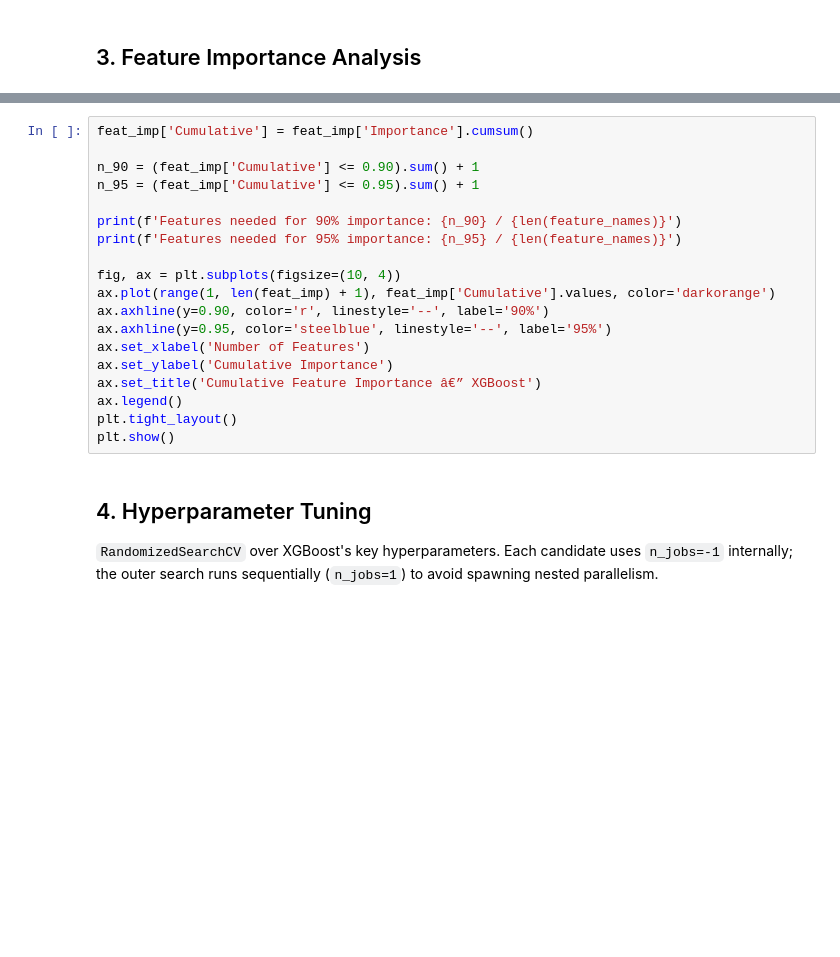
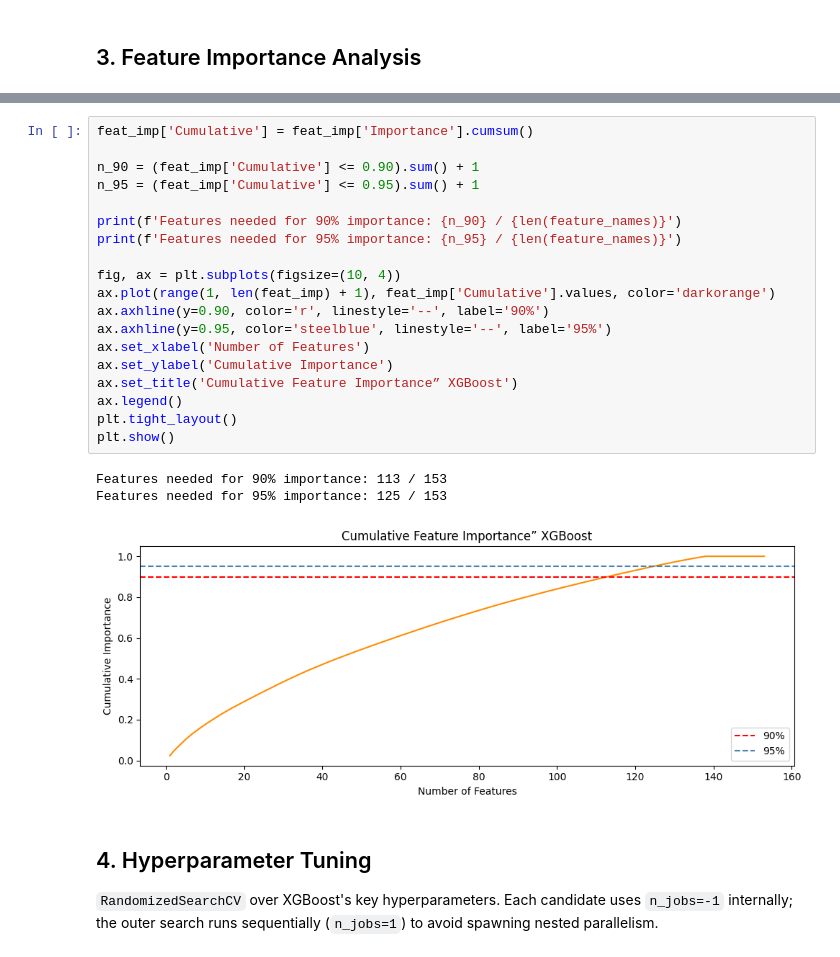
Before and after one commit to SU-IST707-SP26/group-project-bas-team, a Jupyter notebook: work/11-xgboost.ipynb, the cells around one changed output, grey strips where cells are left out. Saved outputs shown, nothing was run; the diff lists cells and outputs as text; blank space fills up the shorter version.

```diff
--- a/work/11-xgboost.ipynb
+++ b/work/11-xgboost.ipynb
@@ -151,22 +193,26 @@ plt.show()
 # %%
 feat_imp['Cumulative'] = feat_imp['Importance'].cumsum()
 
 n_90 = (feat_imp['Cumulative'] <= 0.90).sum() + 1
 n_95 = (feat_imp['Cumulative'] <= 0.95).sum() + 1
 
 print(f'Features needed for 90% importance: {n_90} / {len(feature_names)}')
 print(f'Features needed for 95% importance: {n_95} / {len(feature_names)}')
 
 fig, ax = plt.subplots(figsize=(10, 4))
 ax.plot(range(1, len(feat_imp) + 1), feat_imp['Cumulative'].values, color='darkorange')
 ax.axhline(y=0.90, color='r', linestyle='--', label='90%')
 ax.axhline(y=0.95, color='steelblue', linestyle='--', label='95%')
 ax.set_xlabel('Number of Features')
 ax.set_ylabel('Cumulative Importance')
-ax.set_title('Cumulative Feature Importance â€” XGBoost')
+ax.set_title('Cumulative Feature Importance” XGBoost')
 ax.legend()
 plt.tight_layout()
 plt.show()
+# %% [output]
+Features needed for 90% importance: 113 / 153
+Features needed for 95% importance: 125 / 153
+[figure, added]
 # %% [markdown]
 ## 4. Hyperparameter Tuning
 
```
Also changed, not shown: parts of 20 cells of this notebook.
